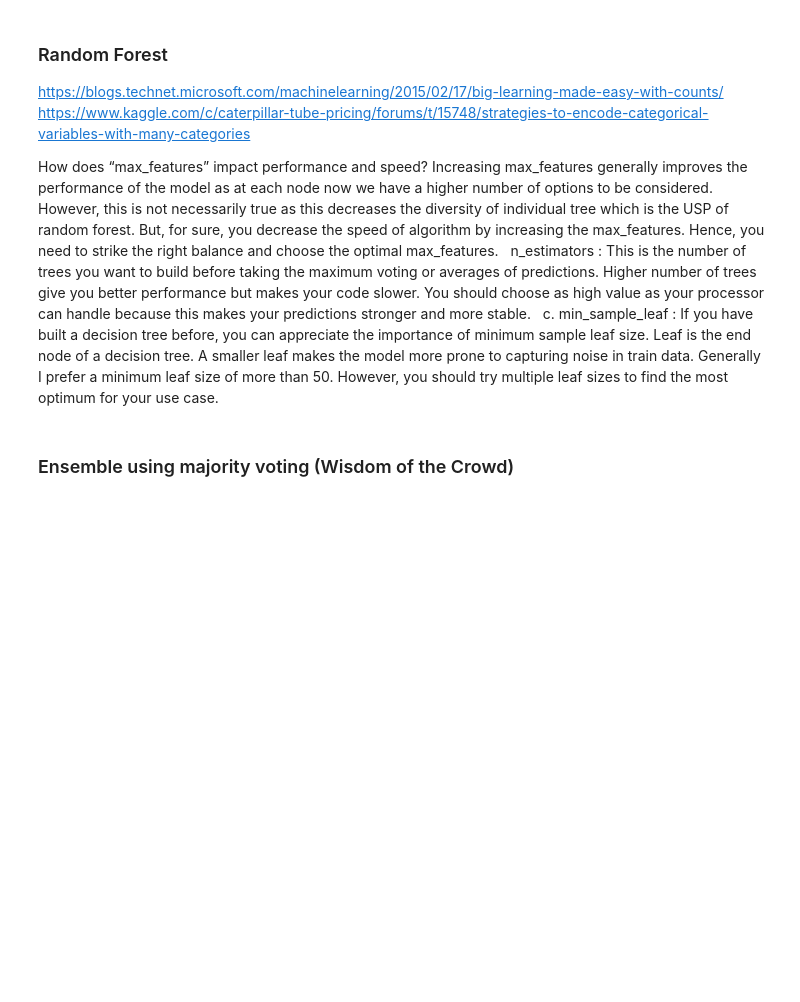
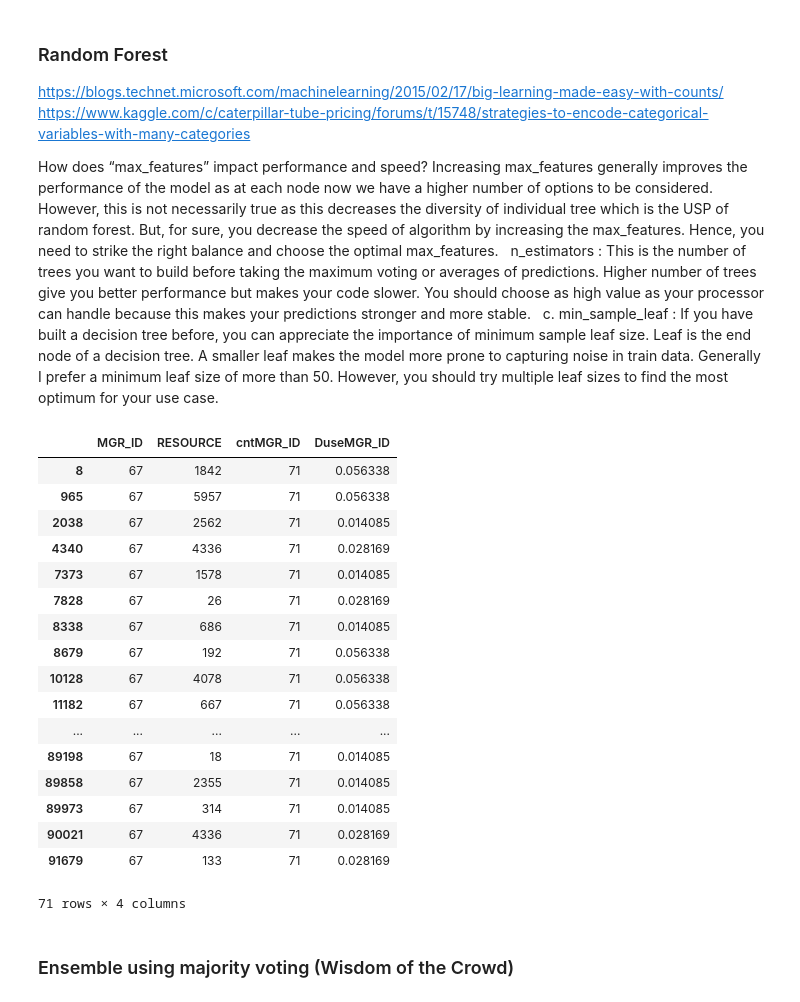
Before and after one commit to chenjennhaur/machinelearning, a Jupyter notebook: kaggle/amazon/amazon.ipynb, the cells around one changed output. Drawn from its saved outputs; the diff is of its cells as text; code cells hidden in the pictures; blank space fills up the shorter version.

```diff
--- a/kaggle/amazon/amazon.ipynb
+++ b/kaggle/amazon/amazon.ipynb
@@ -444,6 +436,27 @@ X_test = rf_data.values[test_offset:,6:18]
 
 # X = rf_data.values[:test_offset,:]
 # X_test = rf_data.values[test_offset:,:]
+# %%
+rf_data[rf_data['MGR_ID']==67][['MGR_ID','RESOURCE','cntMGR_ID','DuseMGR_ID']]
+# %% [output]
+|  | MGR_ID | RESOURCE | cntMGR_ID | DuseMGR_ID |
+| 8 | 67 | 1842 | 71 | 0.056338 |
+| 965 | 67 | 5957 | 71 | 0.056338 |
+| 2038 | 67 | 2562 | 71 | 0.014085 |
+| 4340 | 67 | 4336 | 71 | 0.028169 |
+| 7373 | 67 | 1578 | 71 | 0.014085 |
+| 7828 | 67 | 26 | 71 | 0.028169 |
+| 8338 | 67 | 686 | 71 | 0.014085 |
+| 8679 | 67 | 192 | 71 | 0.056338 |
+| 10128 | 67 | 4078 | 71 | 0.056338 |
+| 11182 | 67 | 667 | 71 | 0.056338 |
+| ... | ... | ... | ... | ... |
+| 89198 | 67 | 18 | 71 | 0.014085 |
+| 89858 | 67 | 2355 | 71 | 0.014085 |
+| 89973 | 67 | 314 | 71 | 0.014085 |
+| 90021 | 67 | 4336 | 71 | 0.028169 |
+| 91679 | 67 | 133 | 71 | 0.028169 |
+71 rows × 4 columns
 # %% [markdown]
 ### Ensemble using majority voting (Wisdom of the Crowd)
 # %%
```
Also changed, not shown: parts of 8 cells of this notebook.
